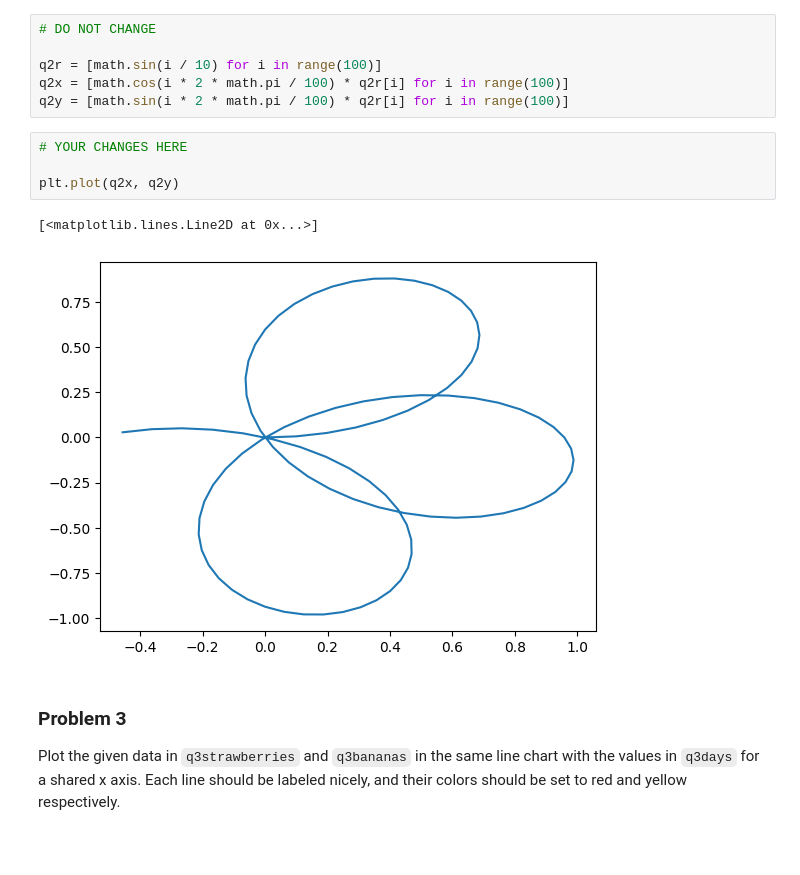
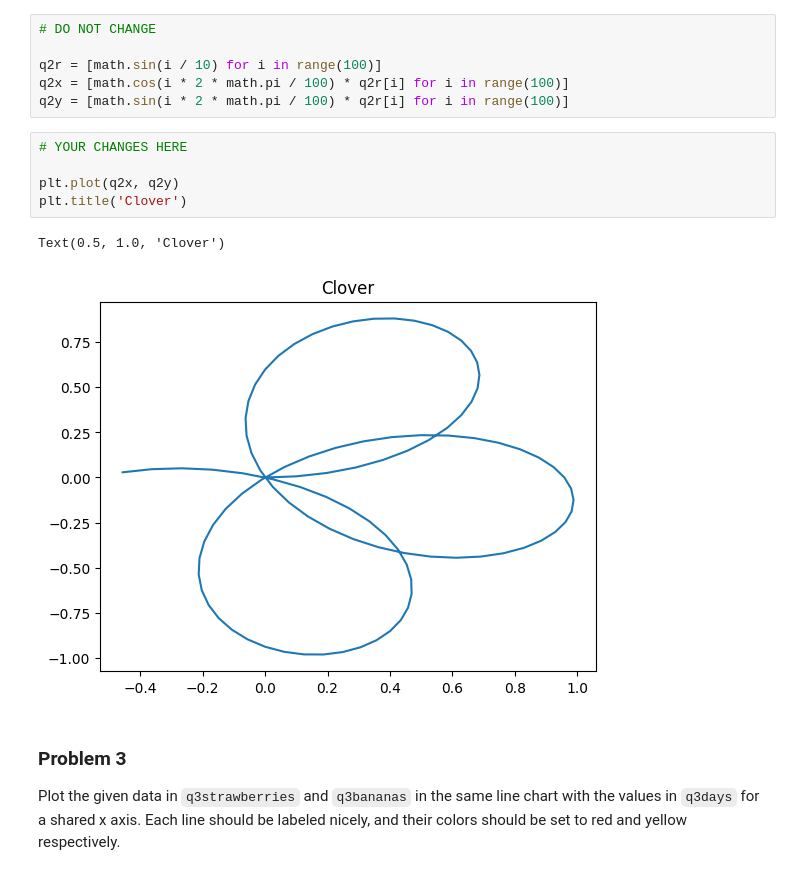
Before and after one commit to manningdbu/dx602-homework-05, a Jupyter notebook: homework.ipynb, the cells around one changed output. Cells and saved outputs as stored; diff of their text form; blank space fills up the shorter version.

```diff
--- a/homework.ipynb
+++ b/homework.ipynb
@@ -94,10 +97,11 @@ q2y = [math.sin(i * 2 * math.pi / 100) * q2r[i] for i in range(100)]
 # %%
 # YOUR CHANGES HERE
 
 plt.plot(q2x, q2y)
+plt.title('Clover')
 # %% [output]
-[<matplotlib.lines.Line2D at 0x...>]
+Text(0.5, 1.0, 'Clover')
-[figure, old version]
+[figure, new version]
 # %% [markdown]
 ### Problem 3
 
```
Also changed, not shown: parts of 27 cells of this notebook, 1 other file.
